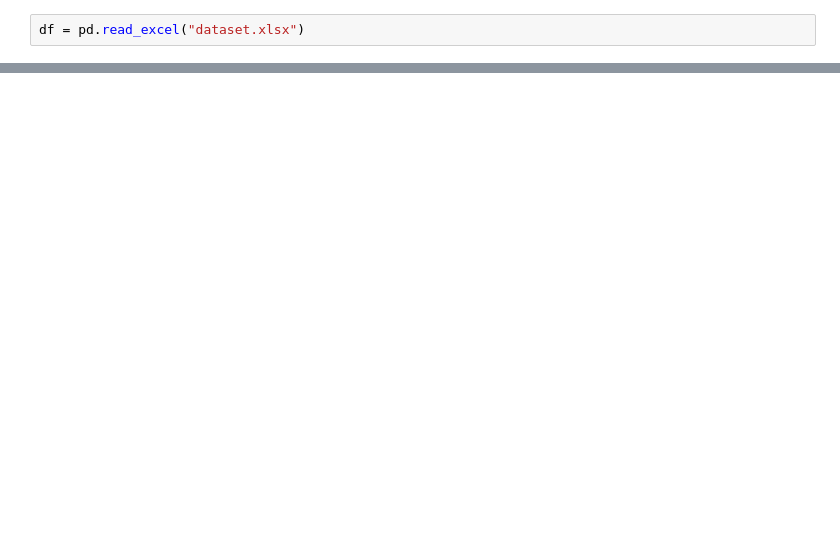
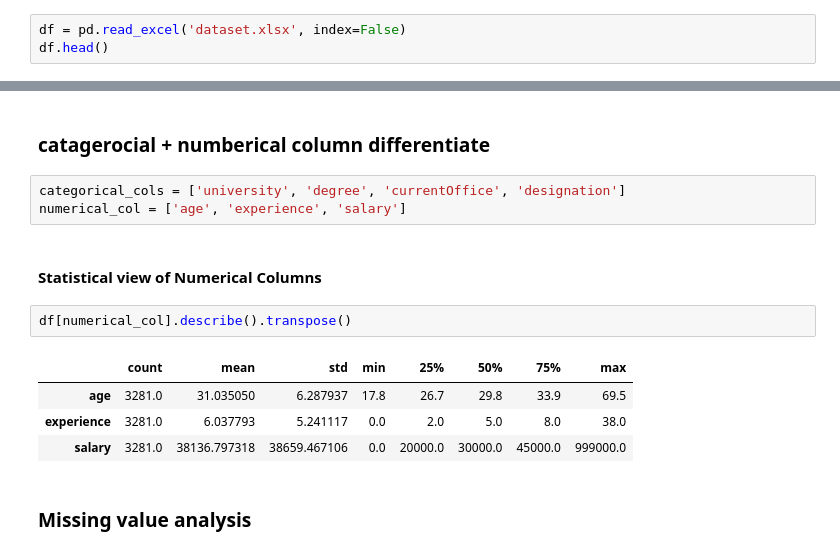
Before and after one commit to meTowhid/ResumeRecommendation, a Jupyter notebook: ResumeRecommendationModel.ipynb, the cells around one changed output, grey strips where cells are left out. Cells and saved outputs as stored; diff of their text form; blank space fills up the shorter version.

```diff
--- a/ResumeRecommendationModel.ipynb
+++ b/ResumeRecommendationModel.ipynb
@@ -19,2 +24,3 @@ sns.set()
 # %%
-df = pd.read_excel("dataset.xlsx")
+df = pd.read_excel('dataset.xlsx', index=False)
+df.head()
@@ -20,0 +88,16 @@ df = pd.read_excel("dataset.xlsx")
+# %% [markdown]
+### catagerocial + numberical column differentiate
+# %%
+categorical_cols = ['university', 'degree', 'currentOffice', 'designation']
+numerical_col = ['age', 'experience', 'salary']
+# %% [markdown]
+#### Statistical view of Numerical Columns
+# %%
+df[numerical_col].describe().transpose()
+# %% [output]
+|  | count | mean | std | min | 25% | 50% | 75% | max |
+| age | 3281.0 | 31.035050 | 6.287937 | 17.8 | 26.7 | 29.8 | 33.9 | 69.5 |
+| experience | 3281.0 | 6.037793 | 5.241117 | 0.0 | 2.0 | 5.0 | 8.0 | 38.0 |
+| salary | 3281.0 | 38136.797318 | 38659.467106 | 0.0 | 20000.0 | 30000.0 | 45000.0 | 999000.0 |
+# %% [markdown]
+### Missing value analysis
```
Also changed, not shown: parts of 67 cells of this notebook.
